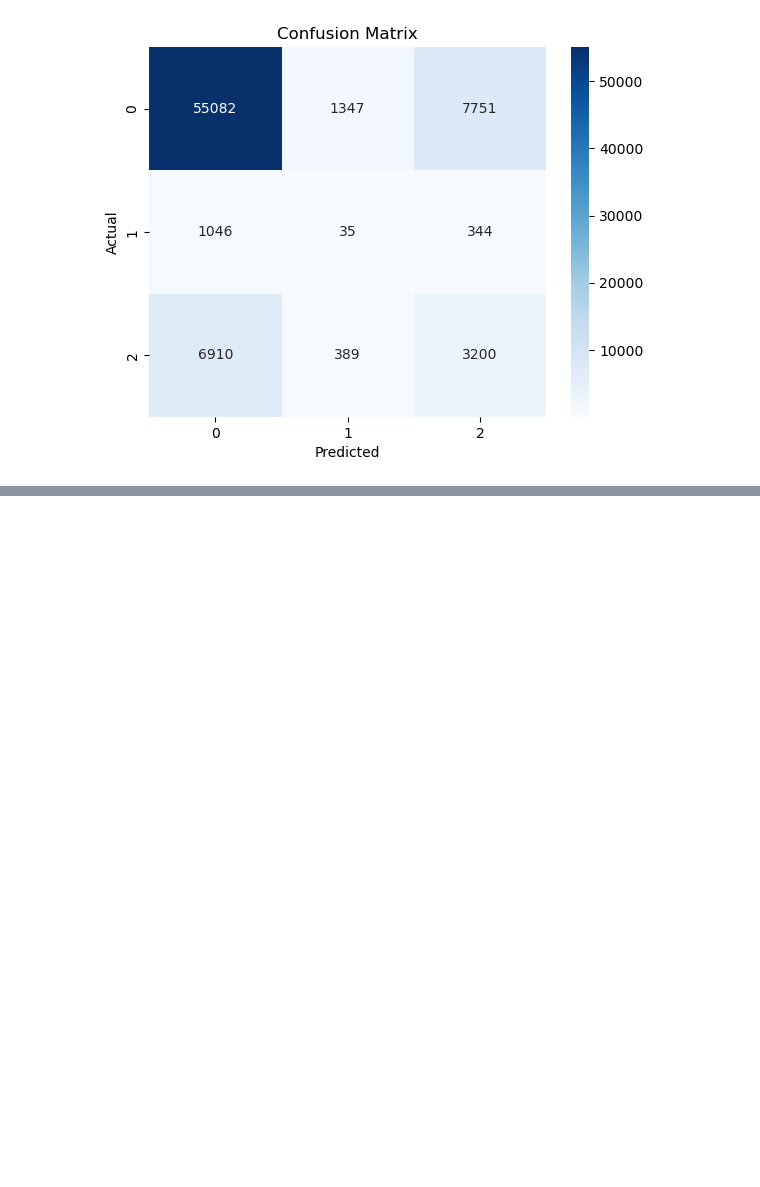
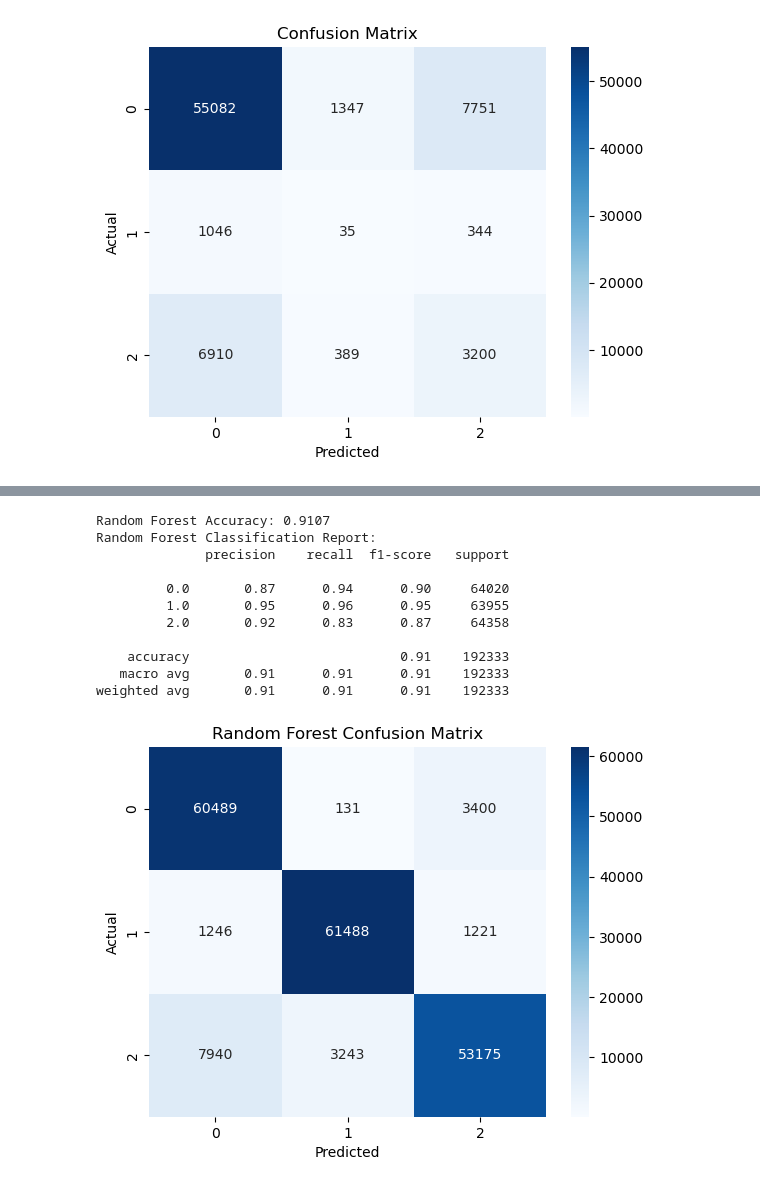
Before and after one commit to clauabad/TP-A52-ApprentissageSupervise, a Jupyter notebook: projet.ipynb, the cells around one changed output, grey strips where cells are left out. Drawn from its saved outputs; the diff is of its cells as text; code cells hidden in the pictures; blank space fills up the shorter version.

```diff
--- a/projet.ipynb
+++ b/projet.ipynb
@@ -372,0 +352,40 @@ weighted avg       0.78      0.77      0.77     76104
+# %%
+from sklearn.ensemble import RandomForestClassifier
+from sklearn.metrics import accuracy_score, classification_report, confusion_matrix
+import seaborn as sns
+import matplotlib.pyplot as plt
+
+
+rf_classifier = RandomForestClassifier(n_estimators=10, random_state=42)
+
+rf_classifier.fit(X_train, y_train)
+y_pred_rf = rf_classifier.predict(X_test)
+
+
+accuracy_rf = accuracy_score(y_test, y_pred_rf)
+print(f'Random Forest Accuracy: {accuracy_rf:.4f}')
+
+
+print('Random Forest Classification Report:')
+print(classification_report(y_test, y_pred_rf))
+
+# Plot confusion matrix
+cm_rf = confusion_matrix(y_test, y_pred_rf)
+sns.heatmap(cm_rf, annot=True, fmt='d', cmap='Blues')
+plt.title('Random Forest Confusion Matrix')
+plt.ylabel('Actual')
+plt.xlabel('Predicted')
+plt.show()
+# %% [output]
+Random Forest Accuracy: 0.9107
+Random Forest Classification Report:
+              precision    recall  f1-score   support
+
+         0.0       0.87      0.94      0.90     64020
+         1.0       0.95      0.96      0.95     63955
+         2.0       0.92      0.83      0.87     64358
+
+    accuracy                           0.91    192333
+   macro avg       0.91      0.91      0.91    192333
+weighted avg       0.91      0.91      0.91    192333
+[figure, added]
```
Also changed, not shown: parts of 6 cells of this notebook.
